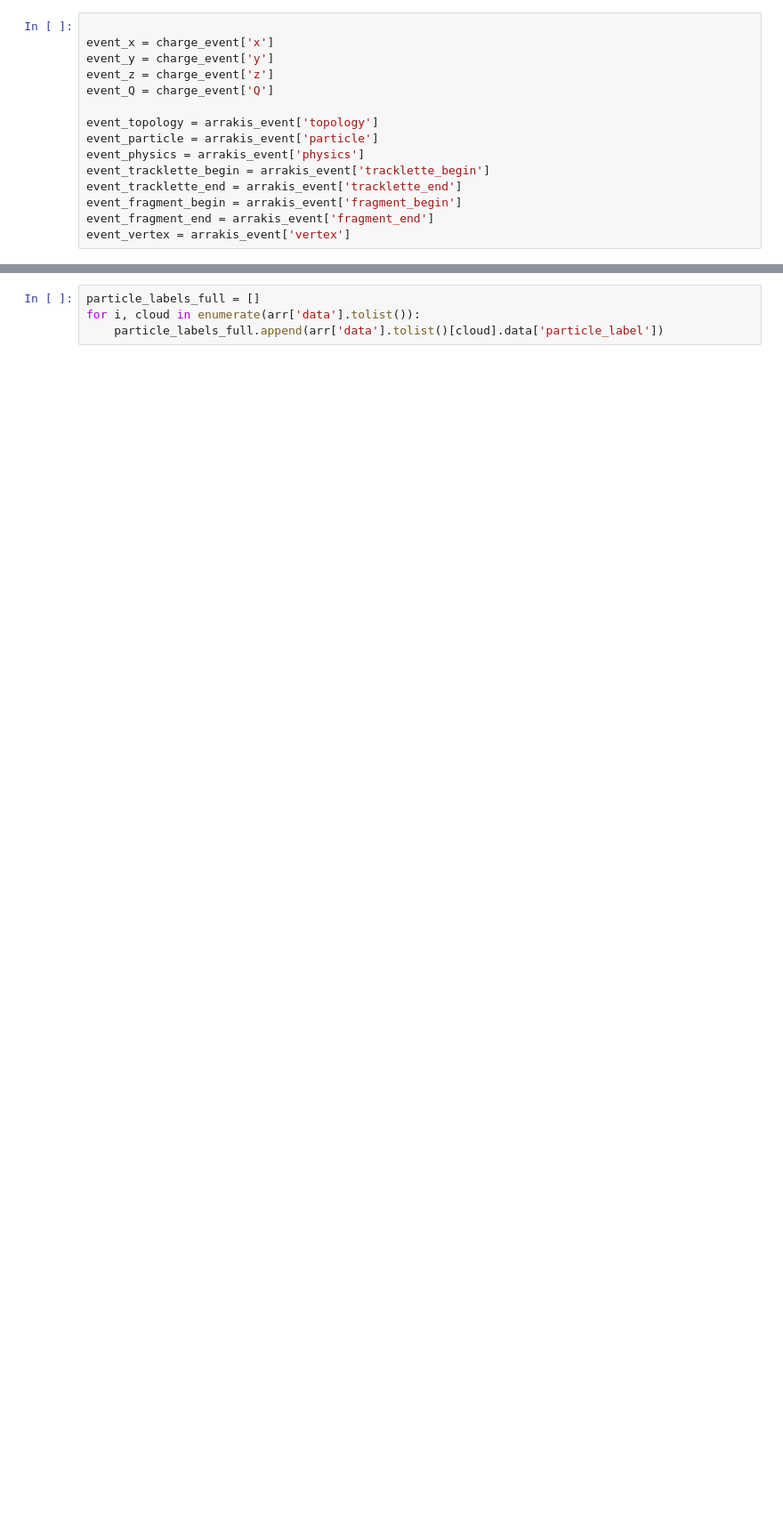
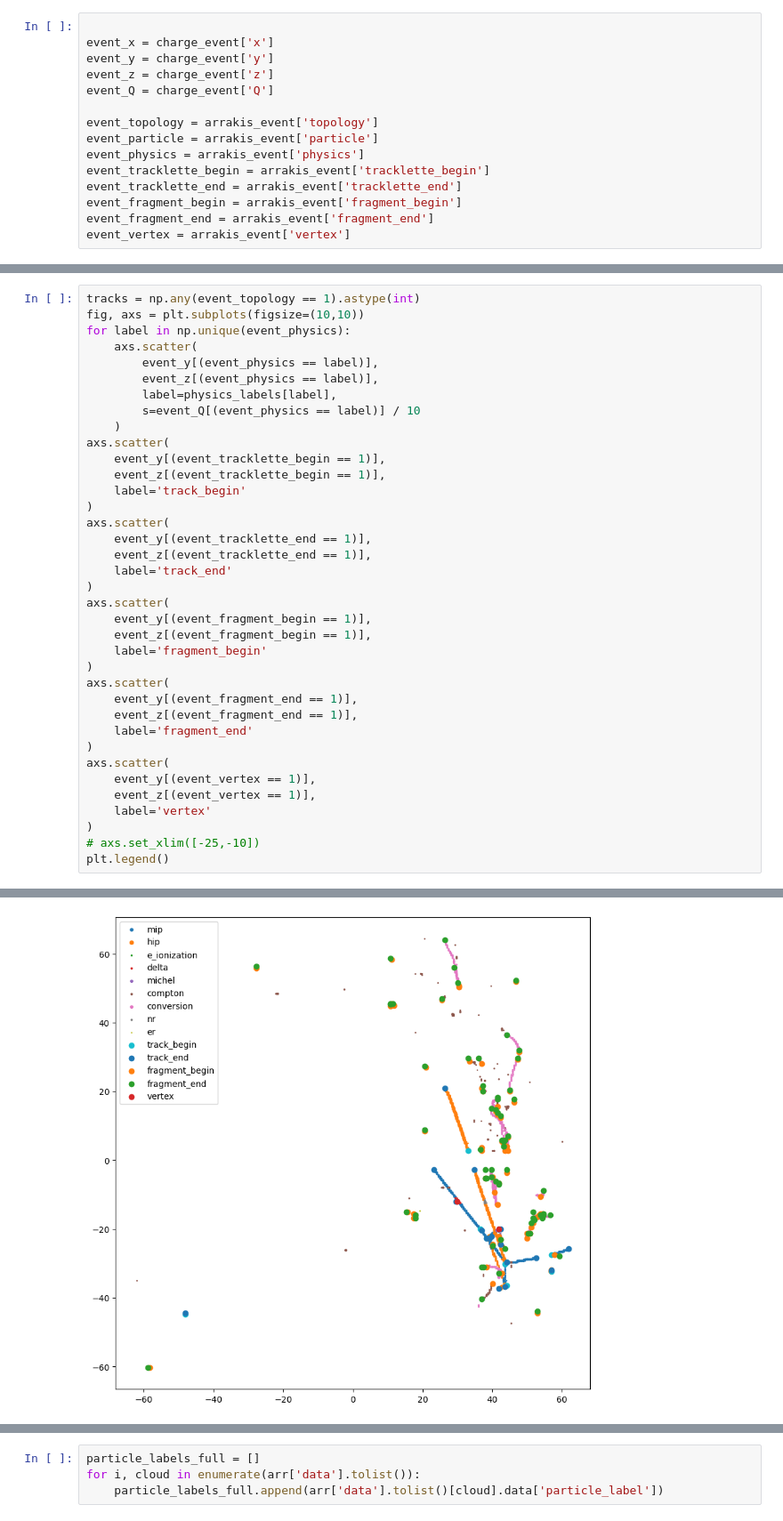
Before and after one commit to Neutron-Calibration-in-DUNE/ArrakisND, a Jupyter notebook: notebooks/test_arrakis.ipynb, the cells around one changed output, grey strips where cells are left out. Shown at 89% size. Drawn from its saved outputs; the diff is of its cells as text; blank space fills up the shorter version.

```diff
--- a/notebooks/test_arrakis.ipynb
+++ b/notebooks/test_arrakis.ipynb
@@ -192,0 +232,38 @@ plt.legend()
+# %%
+tracks = np.any(event_topology == 1).astype(int)
+fig, axs = plt.subplots(figsize=(10,10))
+for label in np.unique(event_physics):
+    axs.scatter(
+        event_y[(event_physics == label)],
+        event_z[(event_physics == label)],
+        label=physics_labels[label],
+        s=event_Q[(event_physics == label)] / 10
+    )
+axs.scatter(
+    event_y[(event_tracklette_begin == 1)],
+    event_z[(event_tracklette_begin == 1)],
+    label='track_begin'
+)
+axs.scatter(
+    event_y[(event_tracklette_end == 1)],
+    event_z[(event_tracklette_end == 1)],
+    label='track_end'
+)
+axs.scatter(
+    event_y[(event_fragment_begin == 1)],
+    event_z[(event_fragment_begin == 1)],
+    label='fragment_begin'
+)
+axs.scatter(
+    event_y[(event_fragment_end == 1)],
+    event_z[(event_fragment_end == 1)],
+    label='fragment_end'
+)
+axs.scatter(
+    event_y[(event_vertex == 1)],
+    event_z[(event_vertex == 1)],
+    label='vertex'
+)
+# axs.set_xlim([-25,-10])
+plt.legend()
+# %% [output]
@@ -193,3 +271,4 @@ plt.legend()
+[figure, added]
 # %%
 det_features = arr['det_features'][event]
 mc_features = arr['mc_features'][event]
```
Also changed, not shown: parts of 25 cells of this notebook, 25 other files.
